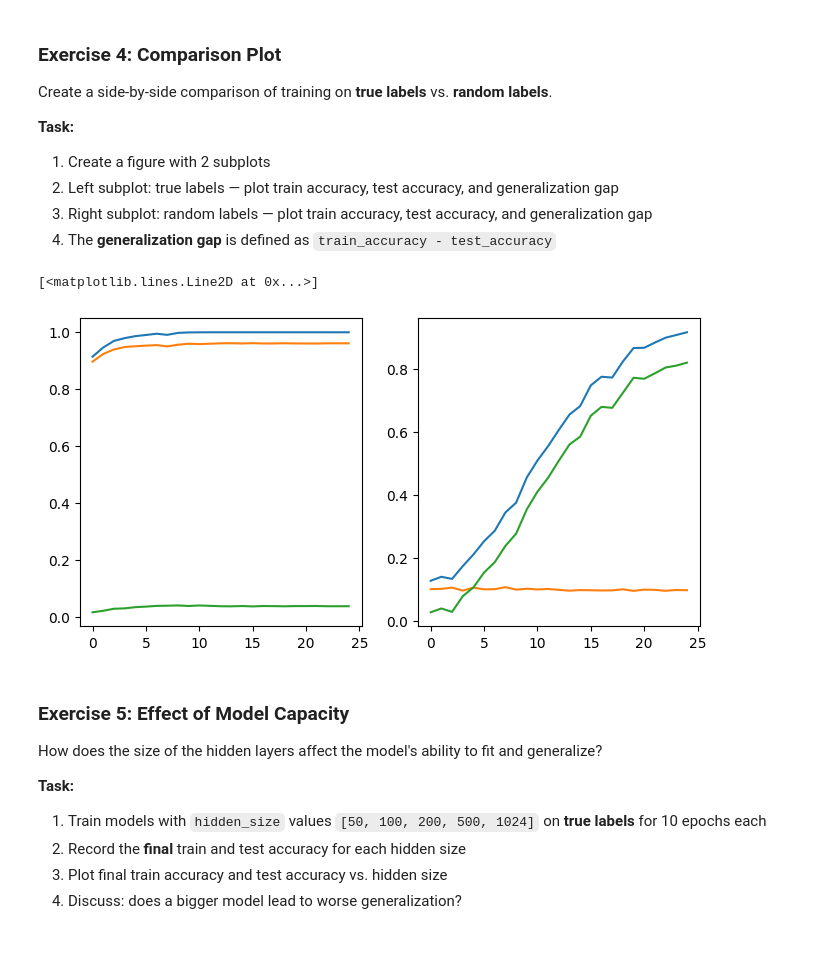
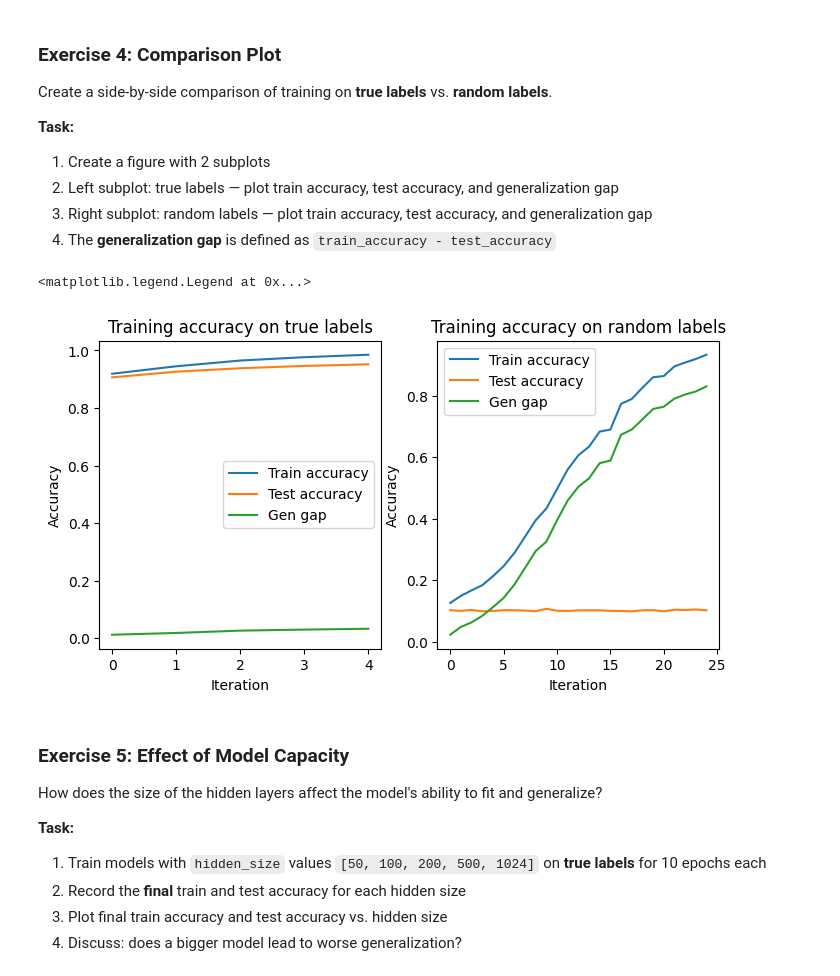
Before and after one commit to mateuszlampert/agh-stochastic-ml, a Jupyter notebook: lab1_new/instructions.ipynb, the cells around one changed output. Saved outputs shown, nothing was run; the diff lists cells and outputs as text; code cells hidden in the pictures; blank space fills up the shorter version.

```diff
--- a/lab1_new/instructions.ipynb
+++ b/lab1_new/instructions.ipynb
@@ -183,12 +185,10 @@ Train the model on the original MNIST labels using `hidden_size=1024` and `num_e
 2. Plot train accuracy and test accuracy vs. epoch on the same axes
 3. Observe: does the model generalize well?
 # %%
-# Note: train_model now returns (train_accs, test_accs, model) — unpack accordingly
-
 train_accs, test_accs, model = train_model(
     train_loader=train_loader,
     test_loader=test_loader,
     hidden_size=1024,
-    num_epochs=25
+    num_epochs=5
 )
 # %% [output]
@@ -287,24 +275,29 @@ Create a side-by-side comparison of training on **true labels** vs. **random lab
 2. Left subplot: true labels — plot train accuracy, test accuracy, and generalization gap
 3. Right subplot: random labels — plot train accuracy, test accuracy, and generalization gap
 4. The **generalization gap** is defined as `train_accuracy - test_accuracy`
-# %%
-# TODO: Create a side-by-side comparison plot
-
-xs = [i for i in range(25)]
-gen_gap = [train_accs[i] - test_accs[i] for i in range(25)]
-random_gen_gap = [random_train_accs[i] - random_test_accs[i] for i in range(25)]
-
-fix, axes = plt.subplots(nrows=1, ncols=2, figsize=(8, 4))
-axes[0].plot(xs, train_accs)
-axes[0].plot(xs, test_accs)
-axes[0].plot(xs, gen_gap)
-
-axes[1].plot(xs, random_train_accs)
-axes[1].plot(xs, random_test_accs)
-axes[1].plot(xs, random_gen_gap)
-# %% [output]
-[<matplotlib.lines.Line2D at 0x...>]
-[figure, removed]
+# %%
+gen_gaps = [train_acc - test_acc for (train_acc, test_acc) in zip(train_accs, test_accs)]
+random_gen_gaps = [random_train_acc - random_test_acc for (random_train_acc, random_test_acc) in zip(random_train_accs, random_test_accs)]
+
+fix, axes = plt.subplots(nrows=1, ncols=2, figsize=(8, 4))
+axes[0].plot(train_accs, label="Train accuracy")
+axes[0].plot(test_accs, label="Test accuracy")
+axes[0].plot(gen_gaps, label="Gen gap")
+axes[0].set_title("Training accuracy on true labels")
+axes[0].set_xlabel("Iteration")
+axes[0].set_ylabel("Accuracy")
+axes[0].legend()
+
+axes[1].plot(random_train_accs, label="Train accuracy")
+axes[1].plot(random_test_accs, label="Test accuracy")
+axes[1].plot(random_gen_gaps, label="Gen gap")
+axes[1].set_title("Training accuracy on random labels")
+axes[1].set_xlabel("Iteration")
+axes[1].set_ylabel("Accuracy")
+axes[1].legend()
+# %% [output]
+<matplotlib.legend.Legend at 0x...>
+[figure, added]
 # %% [markdown]
 ### Exercise 5: Effect of Model Capacity
 
```
Also changed, not shown: parts of 19 cells of this notebook.
